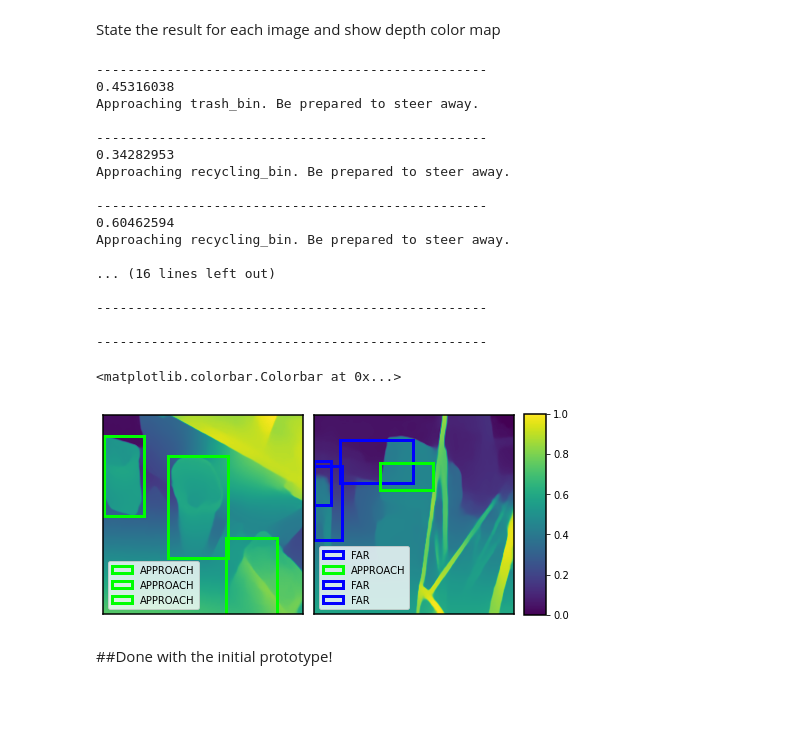
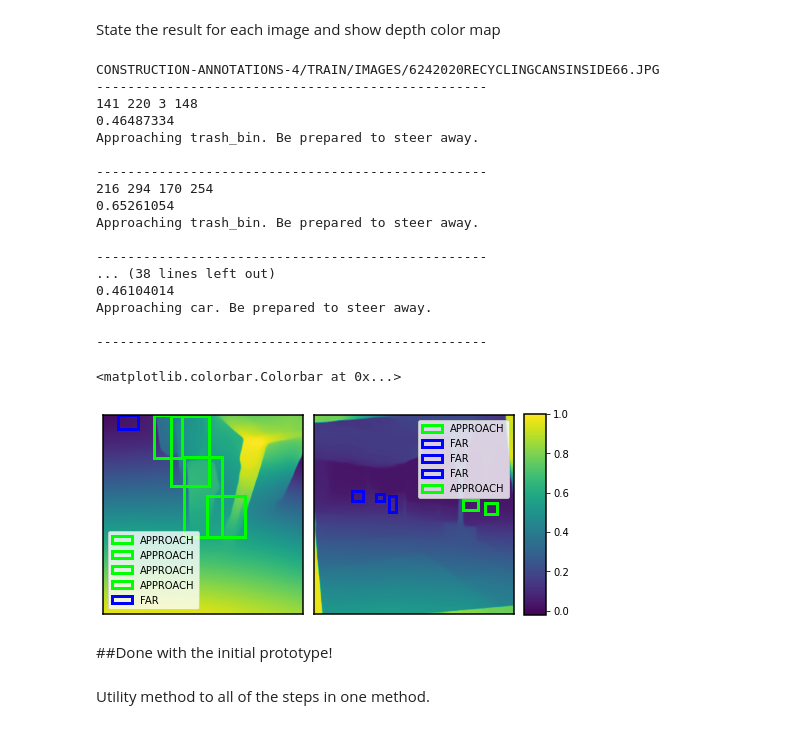
Before and after one commit to AstroNoodles/Mini-Projects, a Jupyter notebook: JR_Depth_Detection.ipynb, the cells around one changed output. Cells and saved outputs as stored; diff of their text form; code cells hidden in the pictures; blank space fills up the shorter version.

```diff
--- a/JR_Depth_Detection.ipynb
+++ b/JR_Depth_Detection.ipynb
@@ -203,7 +270,8 @@ output = normalize(output)
 Show result compared to original image.
 # %%
 # Original Image
-plt.imshow(img)
-plt.tick_params(left = False, right = False , labelleft = False ,
-                labelbottom = False, bottom = False)
+tick_params = dict(left = False, right = False, labelleft = False, labelbottom = False, bottom = False)
+
+plt.imshow(sample_image)
+plt.tick_params(**tick_params)
 # %% [output]
@@ -266,6 +340,7 @@ Show the bounding boxes unscaled.
 # %%
 fig, axes = plt.subplots(1, len(bboxes))
 THICKNESS = 3
+patch_args = dict(linewidth = THICKNESS, edgecolor = 'w', facecolor = 'none')
 
 for i, image in enumerate(images):
   image_cv = cv2.imread(image)
@@ -278,10 +353,9 @@ for i, image in enumerate(images):
   for df_index, df_row in bboxes_current.iterrows():
     xmin, ymin = (int(df_row['xmin']), int(df_row['ymin']))
     xmax, ymax = (np.ceil(df_row['xmax']), np.ceil(df_row['ymax']))
-    rect = patches.Rectangle((xmin, ymin), xmax - xmin, ymax - ymin, linewidth=THICKNESS, edgecolor='w', facecolor='none')
+    rect = patches.Rectangle((xmin, ymin), xmax - xmin, ymax - ymin, **patch_args)
     axes[i].add_patch(rect)
-    axes[i].tick_params(left = False, right = False , labelleft = False ,
-                labelbottom = False, bottom = False)
+    axes[i].tick_params(**tick_params)
 
 
 fig.tight_layout()
@@ -293,16 +367,15 @@ fig.tight_layout()
 The function below is a quick wrapper function that takes in a loaded `ndarray` image from **OpenCV** and returns its depth mapping color output.
 # %%
 # input is an image in numpy format
-def predict_depth(img: np.ndarray, device, model_type="DPT Hybrid") -> np.ndarray:
+def predict_depth(img: np.ndarray, midas_model, device, model_type="DPT Hybrid") -> np.ndarray:
   if model_type == "DPT_Large" or model_type == "DPT_Hybrid":
     transform = midas_preprocess.dpt_transform
   else:
     transform = midas_preprocess.small_transform
 
   img = cv2.cvtColor(img, cv2.COLOR_BGR2RGB)
-  img_batch = transform(img).to(device)
 
-  output = quick_predict(img_batch)
+  output = quick_predict(midas_model, transform, img)
   return normalize(output)
 # %% [markdown]
 First, we are going to show the bounding boxes on the depth-estimated image.
@@ -313,24 +386,20 @@ color_bar_pos = [1, 0.15, 0.05, 0.7]
 for i, image in enumerate(images):
   image_cv = cv2.imread(image)
   # image_cv = cv2.resize(image_cv, (DESIRED_WIDTH, DESIRED_HEIGHT), interpolation = cv2.INTER_AREA)
-  print(image_cv.shape)
 
-  depth_image = predict_depth(image_cv, DEVICE)
+  depth_image = predict_depth(image_cv, midas, DEVICE)
   # print(depth_image.shape)
 
   depth_color_map = axes[i].imshow(depth_image)
 
-
   bboxes_current: pd.DataFrame = bboxes[i]
-  bboxes_current = bboxes_current.reset_index()
 
   for df_index, df_row in bboxes_current.iterrows():
     xmin, ymin = (int(df_row['xmin']), int(df_row['ymin']))
     xmax, ymax = (np.ceil(df_row['xmax']), np.ceil(df_row['ymax']))
-    rect = patches.Rectangle((xmin, ymin), xmax - xmin, ymax - ymin, linewidth=THICKNESS, edgecolor='w', facecolor='none')
+    rect = patches.Rectangle((xmin, ymin), xmax - xmin, ymax - ymin, **patch_args)
     axes[i].add_patch(rect)
-    axes[i].tick_params(left = False, right = False , labelleft = False ,
-                labelbottom = False, bottom = False)
+    axes[i].tick_params(**tick_params)
 
 fig.tight_layout()
 
@@ -377,59 +444,61 @@ for i, image in enumerate(images):
   image_cv = cv2.imread(image)
   # image_cv = cv2.resize(image_cv, (DESIRED_WIDTH, DESIRED_HEIGHT), interpolation = cv2.INTER_AREA)
 
-  depth_image = predict_depth(image_cv, DEVICE)
+  depth_image = predict_depth(image_cv, midas, DEVICE)
 
   ax_image = axes[i].imshow(depth_image)
 
   bboxes_current: pd.DataFrame = bboxes[i]
 
+  print(image.upper())
   print('-' * 50)
   # Index numpy array for all bounding boxes
   for df_index, df_row in bboxes_current.iterrows():
     xmin, ymin = (int(df_row['xmin']), int(df_row['ymin']))
     xmax, ymax = (np.ceil(df_row['xmax']).astype(int), np.ceil(df_row['ymax']).astype(int))
-    # print(xmin, xmax, ymin, ymax)
+    print(xmin, xmax, ymin, ymax)
     np_bbox = depth_image[xmin:xmax, ymin:ymax]
 
     if np_bbox.size != 0:
       bbox_mean_depth = np.mean(np_bbox)
       print(bbox_mean_depth)
       depth_type, msg = detect_depth(bbox_mean_depth, df_row['name'])
       rect = patches.Rectangle((xmin, ymin), xmax - xmin, ymax - ymin,
                               linewidth=THICKNESS, edgecolor=depth_type.value, label=depth_type.name, facecolor='none')
       axes[i].add_patch(rect)
       bboxes_new.append(depth_type.name)
       print(msg, '\n')
     else:
       print()
 
     print('-' * 50)
     axes[i].legend(bboxes_new)
-    axes[i].tick_params(left = False, right = False , labelleft = False ,
-                labelbottom = False, bottom = False)
+    axes[i].tick_params(**tick_params)
 
 fig.tight_layout()
 cbar_ax = fig.add_axes(color_bar_pos)
-fig.colorbar(depth_color_map, cax=cbar_ax)
+fig.colorbar(ax_image, cax=cbar_ax)
 # %% [output]
+CONSTRUCTION-ANNOTATIONS-4/TRAIN/IMAGES/6242020RECYCLINGCANSINSIDE66.JPG
 --------------------------------------------------
-0.45316038
+141 220 3 148
+0.46487334
 Approaching trash_bin. Be prepared to steer away.
 
 --------------------------------------------------
-0.34282953
-Approaching recycling_bin. Be prepared to steer away.
+216 294 170 254
+0.65261054
+Approaching trash_bin. Be prepared to steer away.
 
 --------------------------------------------------
-0.60462594
-Approaching recycling_bin. Be prepared to steer away.
-
-... (16 lines left out)
+... (38 lines left out)
+0.46104014
+Approaching car. Be prepared to steer away.
 
 --------------------------------------------------
-
---------------------------------------------------
 <matplotlib.colorbar.Colorbar at 0x...>
-[figure, old version]
+[figure, new version]
 # %% [markdown]
 ##Done with the initial prototype!
+# %% [markdown]
+Utility method to all of the steps in one method.
```
Also changed, not shown: parts of 26 cells of this notebook.
